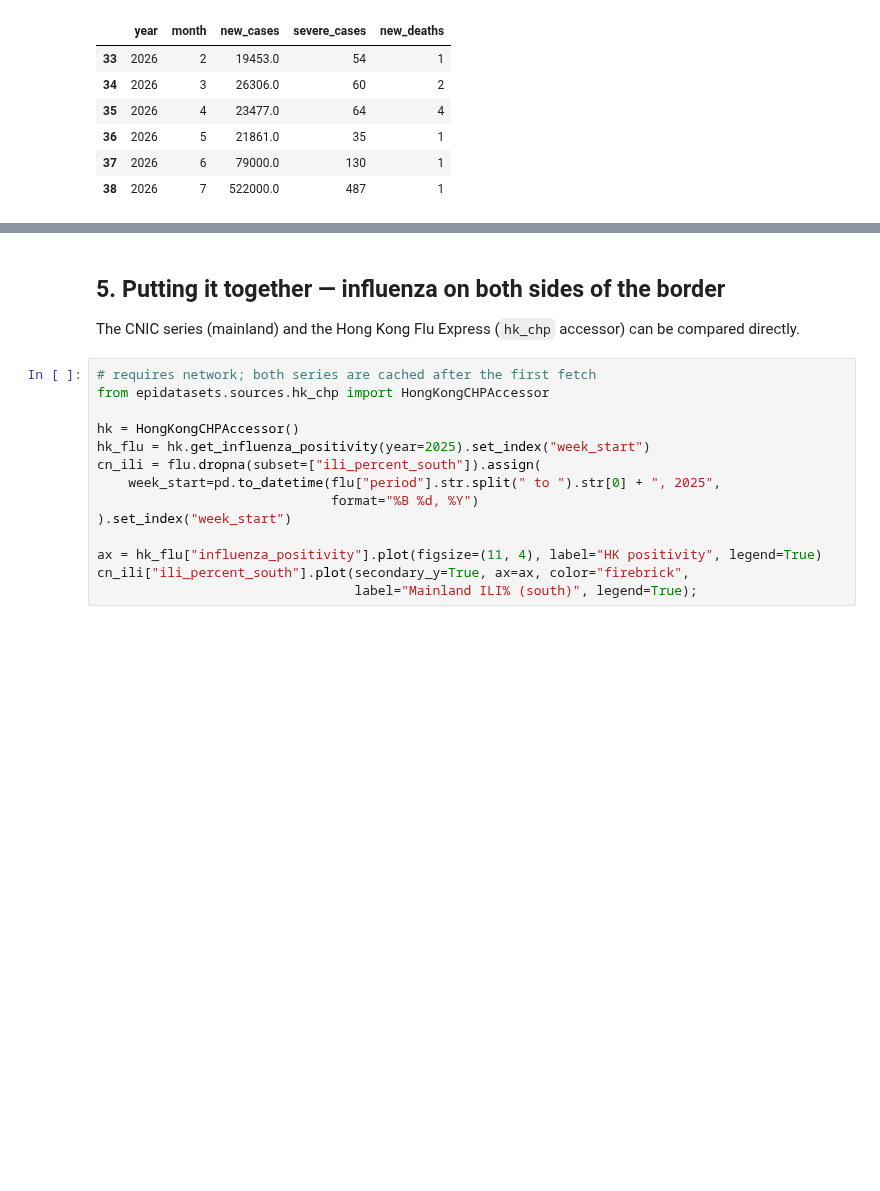
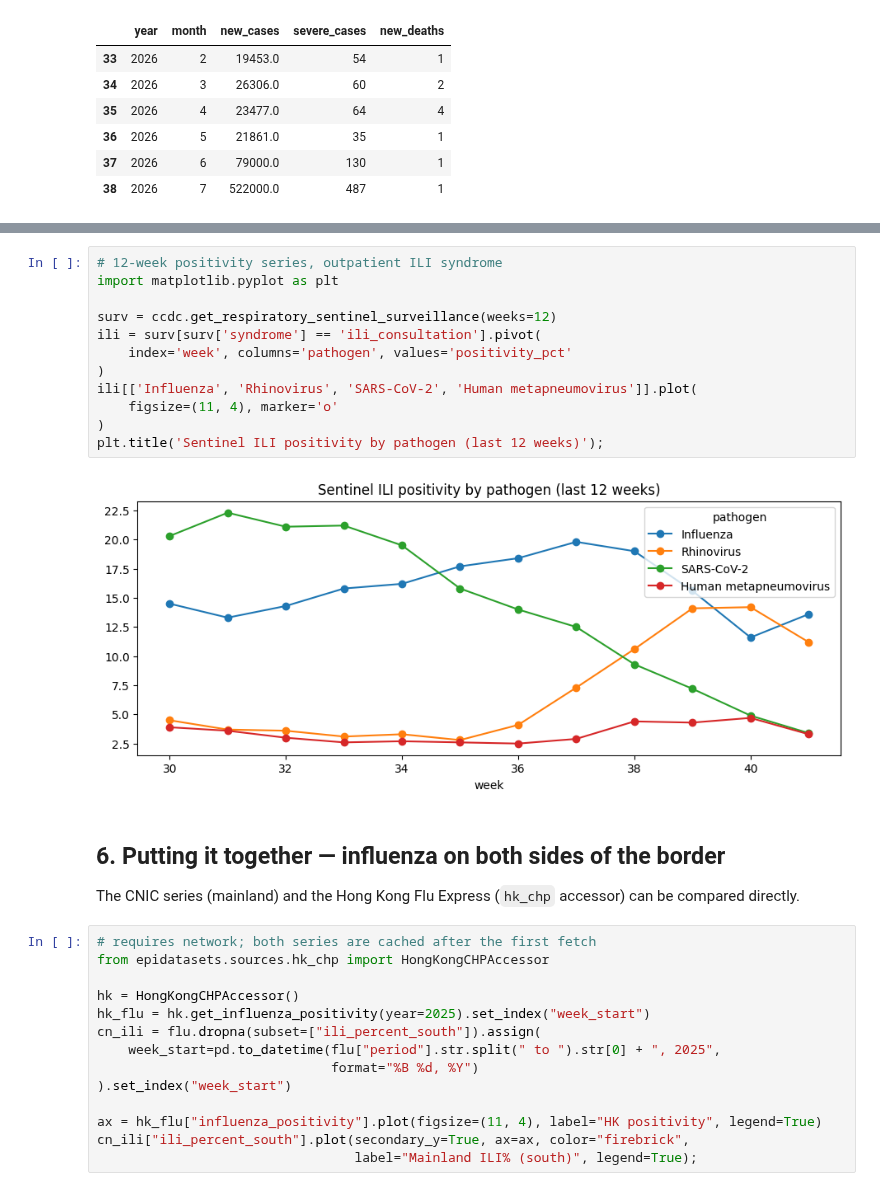
Before and after one commit to fccoelho/epidemiological-datasets, a Jupyter notebook: docs/examples/45_China_Comprehensive_Surveillance.ipynb, the cells around one changed output, grey strips where cells are left out. Drawn from its saved outputs; the diff is of its cells as text; blank space fills up the shorter version.

```diff
--- a/docs/examples/45_China_Comprehensive_Surveillance.ipynb
+++ b/docs/examples/45_China_Comprehensive_Surveillance.ipynb
@@ -196,5 +264,19 @@ INFO:epidatasets.sources.china_cdc:Found 39 listing entries at https://www.china
+# %%
+# 12-week positivity series, outpatient ILI syndrome
+import matplotlib.pyplot as plt
+
+surv = ccdc.get_respiratory_sentinel_surveillance(weeks=12)
+ili = surv[surv['syndrome'] == 'ili_consultation'].pivot(
+    index='week', columns='pathogen', values='positivity_pct'
+)
+ili[['Influenza', 'Rhinovirus', 'SARS-CoV-2', 'Human metapneumovirus']].plot(
+    figsize=(11, 4), marker='o'
+)
+plt.title('Sentinel ILI positivity by pathogen (last 12 weeks)');
+# %% [output]
+[figure, added]
 # %% [markdown]
-## 5. Putting it together — influenza on both sides of the border
+## 6. Putting it together — influenza on both sides of the border
 
 The CNIC series (mainland) and the Hong Kong Flu Express (`hk_chp` accessor) can be
 compared directly.
```
Also changed, not shown: parts of 5 cells of this notebook, 19 other files.
